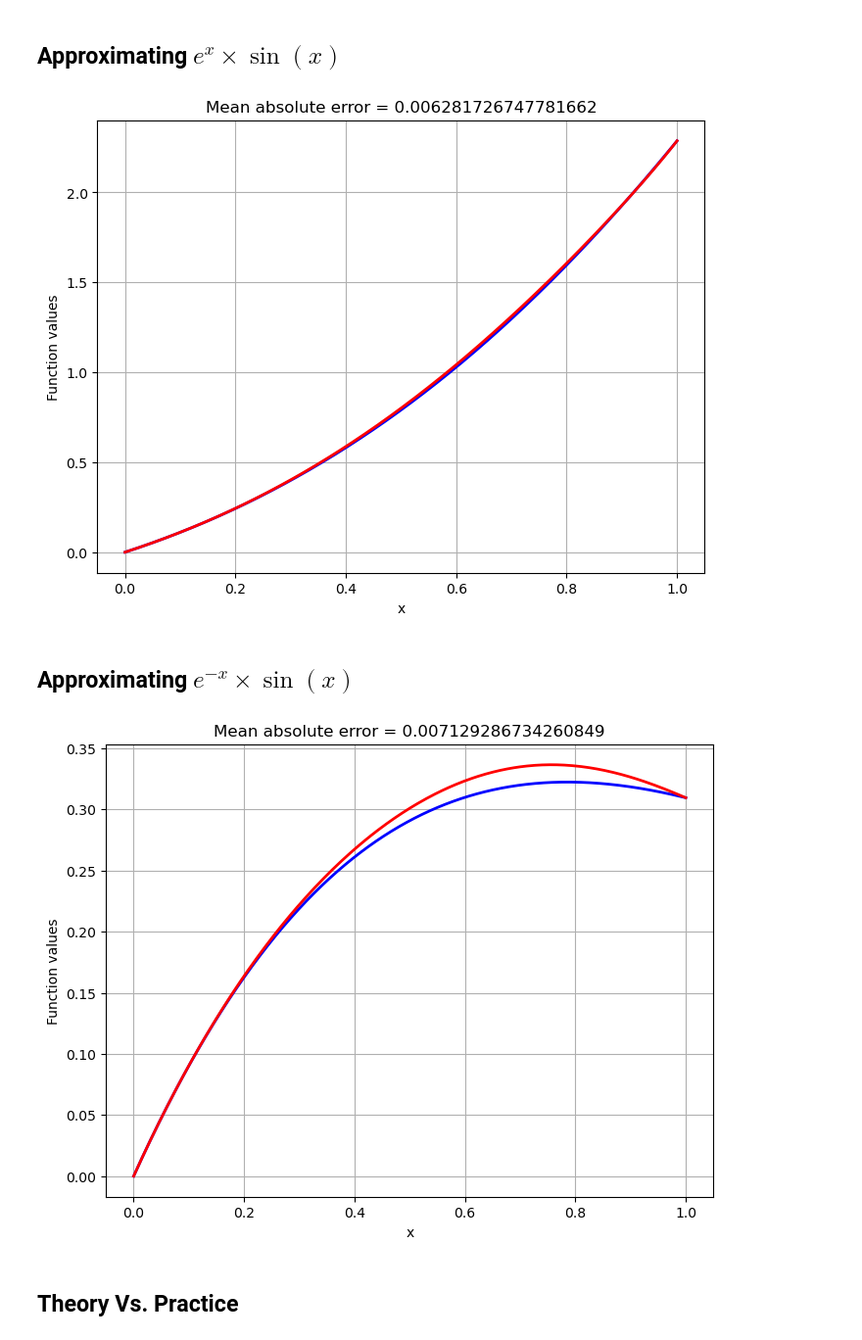
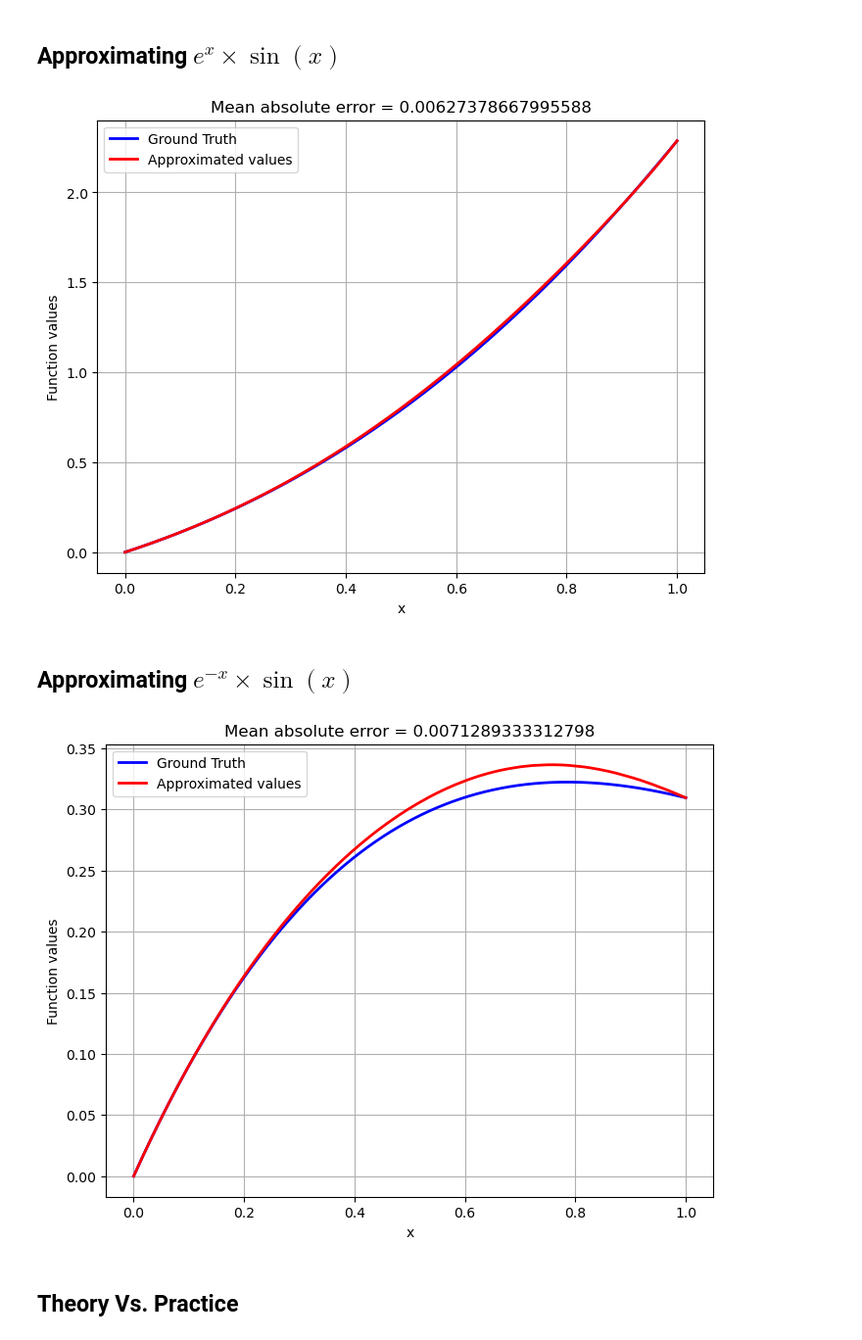
Before and after one commit to alexandre-bismuth/BachelorThesis, a Jupyter notebook: FunctionApproximation/squareApprox.ipynb, the cells around one changed output. Shown at 98% size. Saved outputs shown, nothing was run; the diff lists cells and outputs as text; code cells hidden in the pictures.

Commit message:
Add gitignore and plot legends

```diff
--- a/FunctionApproximation/squareApprox.ipynb
+++ b/FunctionApproximation/squareApprox.ipynb
@@ -30,12 +30,13 @@ def g(x, s):
 # Plotting the true function vs. approximation function
 def plot(true_values, approx_values, x_values):
     plt.figure(figsize=(8, 6))
-    plt.plot(x_values, true_values, label="true values", color="blue", linewidth=2)
-    plt.plot(x_values, approx_values, label="approx values", color="red", linewidth=2)
+    plt.plot(x_values, true_values, label="Ground Truth", color="blue", linewidth=2)
+    plt.plot(x_values, approx_values, label="Approximated values", color="red", linewidth=2)
 
     plt.xlabel("x")
     plt.ylabel("Function values")
     plt.title(f"Mean absolute error = {np.mean(np.abs(true_values - approx_values))}")
+    plt.legend()
     plt.grid()
     plt.show()
 # %% [markdown]
@@ -69,7 +70,7 @@ def h_power(x,m,k):
 ## Approximating the exponential function
 We can also use taylor expansions in order to approximate functions. Furthermore, we also have to redefine $m$, to get a better precision given the accumulation of approximation errors
 # %%
-m = 10
+m = 8
 # %%
 def h_exp(x, m, d):
     s = np.zeros_like(x)
@@ -133,14 +134,14 @@ plot(sin_values2,h_sin_values2,x_values_sin)
 # We need rescaling once again for h_exp_values
 plot(np.multiply(sin_values,exp_values), 3*h_mult(h_sin_values,h_exp_values/3,m),x_values)
 # %% [output]
-[figure, old version]
+[figure, new version]
 # %% [markdown]
 ## Approximating $e^{-x} \times \sin(x)$
 # %%
 # We need rescaling once again for h_exp_values
-plot(np.multiply(sin_values,mexp_values), 3*h_mult(h_sin_values,h_mexp_values/3,m),x_values)
+plot(np.multiply(sin_values,mexp_values), h_mult(h_sin_values,h_mexp_values,m),x_values)
 # %% [output]
-[figure, old version]
+[figure, new version]
 # %% [markdown]
 ## Theory Vs. Practice
 # %% [markdown]
```
Also changed, not shown: parts of 5 cells of this notebook, 1 other file.
